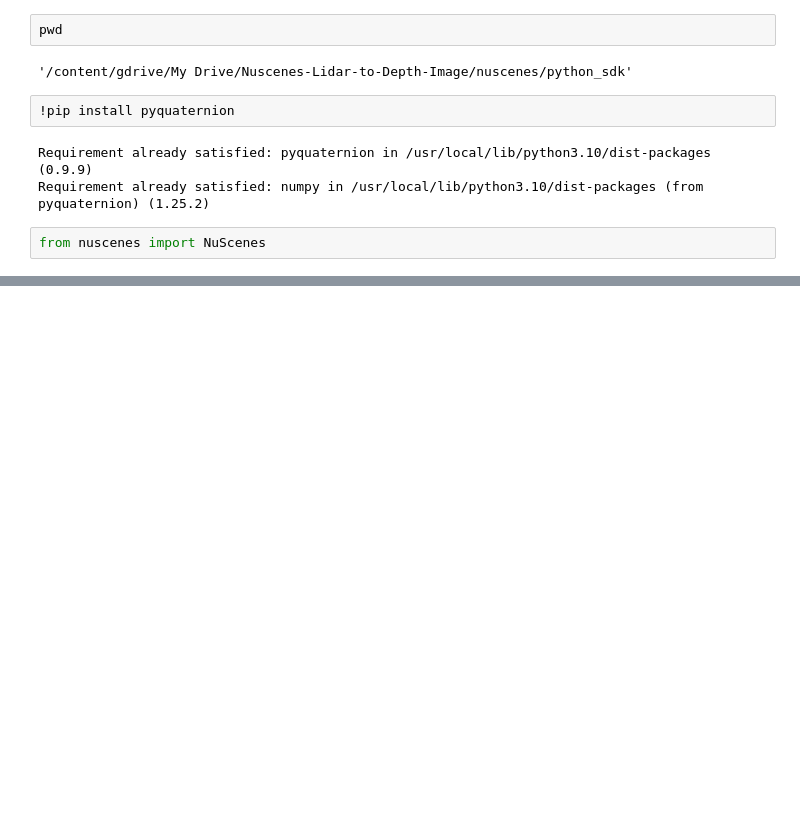
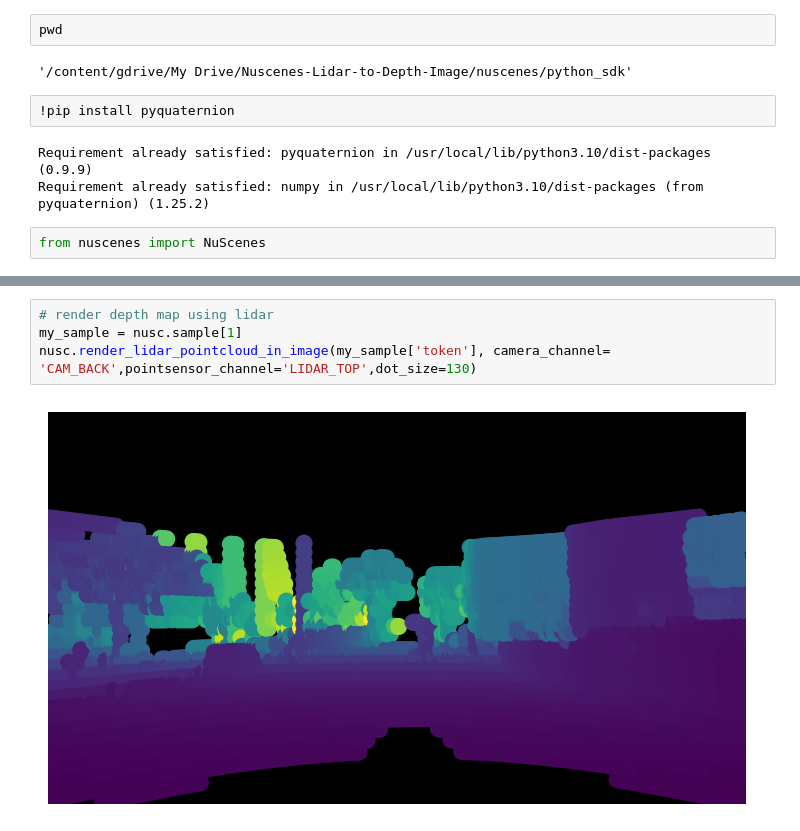
Before and after one commit to MalazTamim/Nuscenes-Lidar-to-Depth-Image, a Jupyter notebook: Lidar_to_Depth.ipynb, the cells around one changed output, grey strips where cells are left out. Cells and saved outputs as stored; diff of their text form; blank space fills up the shorter version.

```diff
--- a/Lidar_to_Depth.ipynb
+++ b/Lidar_to_Depth.ipynb
@@ -2033,0 +95,6 @@ if __name__ == "__main__":
+# %%
+# render depth map using lidar
+my_sample = nusc.sample[1]
+nusc.render_lidar_pointcloud_in_image(my_sample['token'], camera_channel= 'CAM_BACK',pointsensor_channel='LIDAR_TOP',dot_size=130)
+# %% [output]
+[figure, added]
```
Also changed, not shown: parts of 82 cells of this notebook.
